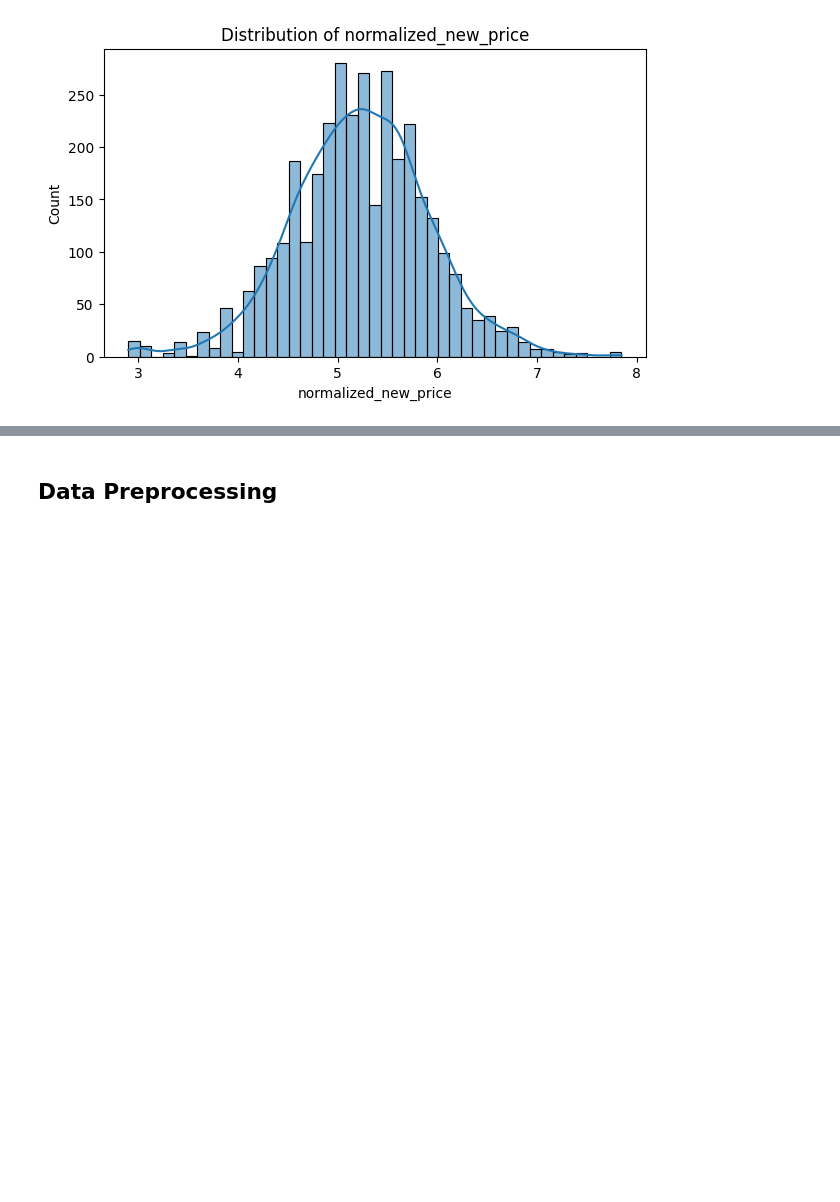
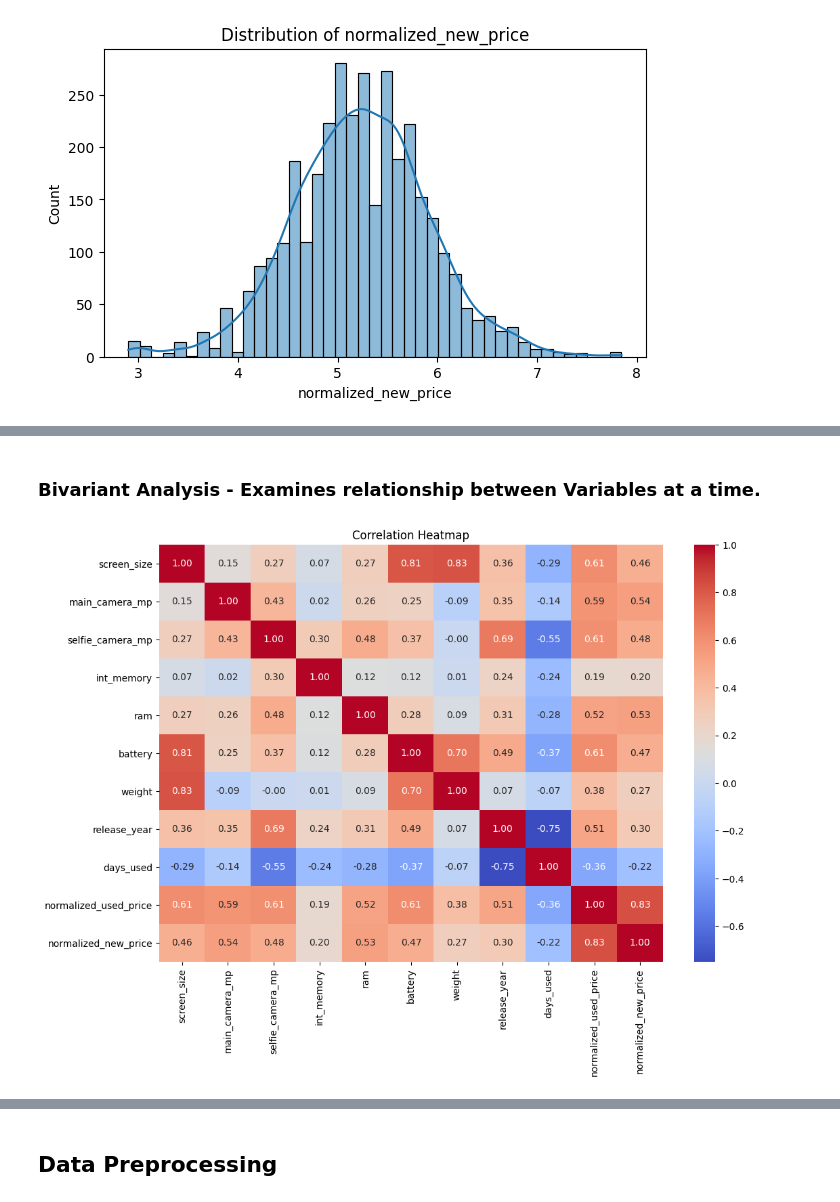
Before and after one commit to Irene-coder-dot/Recell-Refurbished-smartphones, a Jupyter notebook: ReCell_Project_Learner_Notebook_FullCode.ipynb, the cells around one changed output, grey strips where cells are left out. Drawn from its saved outputs; the diff is of its cells as text; code cells hidden in the pictures; blank space fills up the shorter version.

Commit message:
Add Univariant and Bivariant Analysis

```diff
--- a/ReCell_Project_Learner_Notebook_FullCode.ipynb
+++ b/ReCell_Project_Learner_Notebook_FullCode.ipynb
@@ -305,0 +360,18 @@ for col in num_cols:
+# %% [markdown]
+### Bivariant Analysis - Examines relationship between Variables at a time.
+# %%
+# Correlation Heatmap
+plt.figure(figsize=(12,8))
+
+sns.heatmap(
+    Recell_data[num_cols].corr(),
+    annot=True,
+    cmap='coolwarm',
+    fmt=".2f"
+)
+
+plt.title("Correlation Heatmap")
+
+plt.show()
+# %% [output]
+[figure, added]
```
Also changed, not shown: parts of 25 cells of this notebook.
